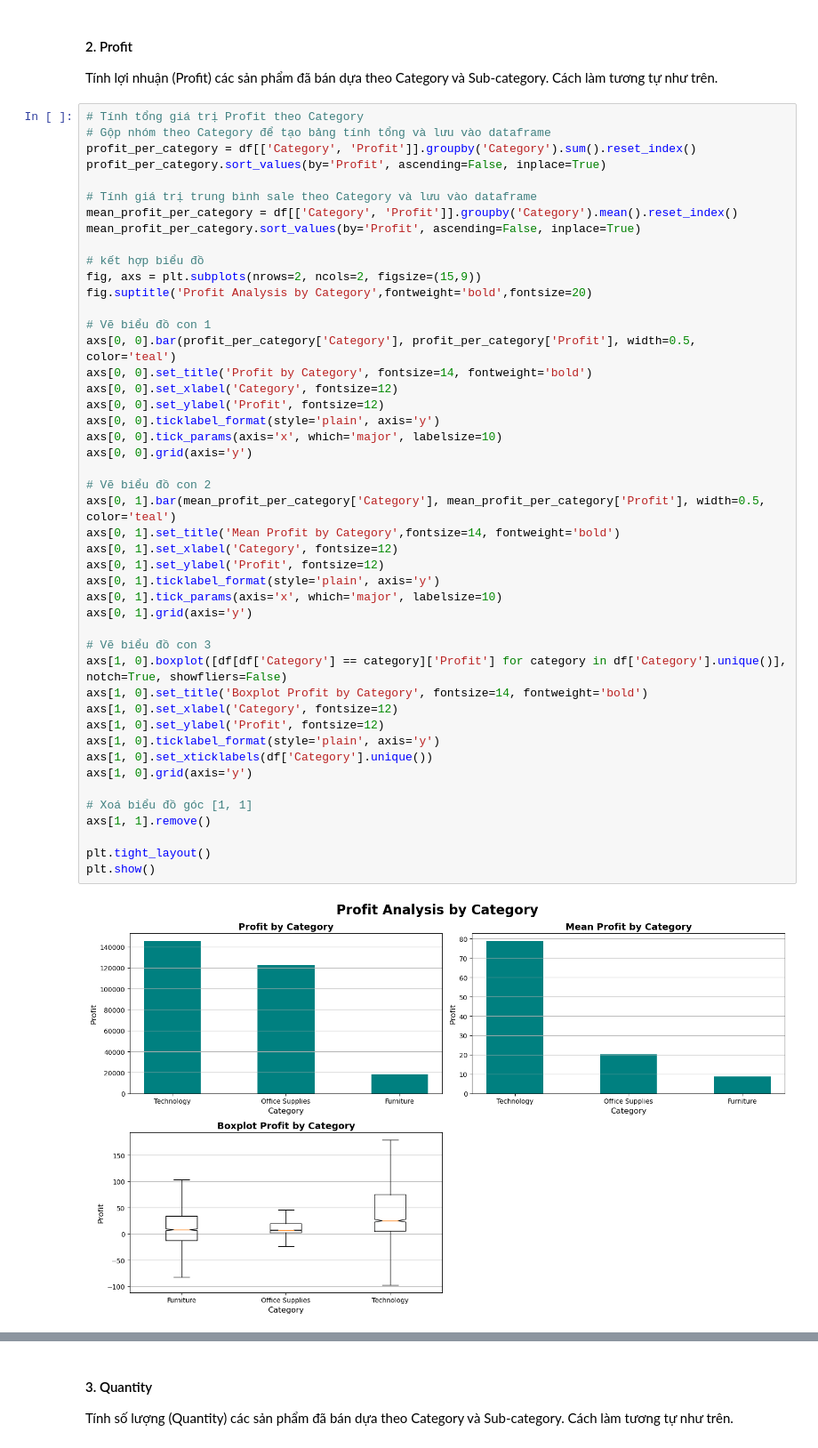
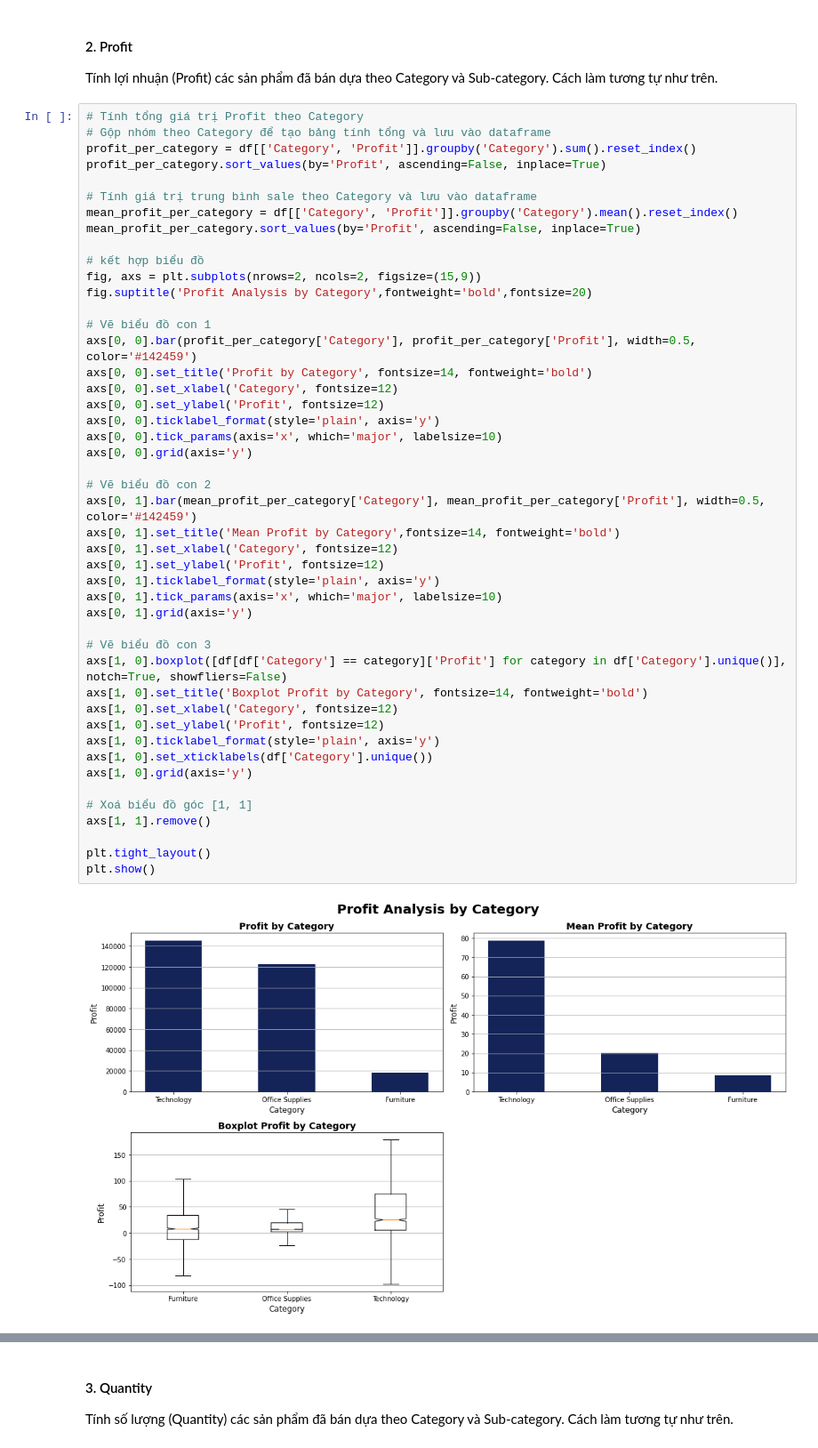
Before and after one commit to khangnl24112002/DataVisualization_Group02_Lab01, a Jupyter notebook: main.ipynb, the cells around one changed output, grey strips where cells are left out. Shown at 89% size. Cells and saved outputs as stored; diff of their text form.

```diff
--- a/main.ipynb
+++ b/main.ipynb
@@ -606,39 +611,39 @@ fig, axs = plt.subplots(nrows=2, ncols=2, figsize=(15,9))
 fig.suptitle('Profit Analysis by Category',fontweight='bold',fontsize=20)
 
 # Vẽ biểu đồ con 1
-axs[0, 0].bar(profit_per_category['Category'], profit_per_category['Profit'], width=0.5, color='teal')
+axs[0, 0].bar(profit_per_category['Category'], profit_per_category['Profit'], width=0.5, color='#142459')
 axs[0, 0].set_title('Profit by Category', fontsize=14, fontweight='bold')
 axs[0, 0].set_xlabel('Category', fontsize=12)
 axs[0, 0].set_ylabel('Profit', fontsize=12)
 axs[0, 0].ticklabel_format(style='plain', axis='y')
 axs[0, 0].tick_params(axis='x', which='major', labelsize=10)
 axs[0, 0].grid(axis='y')
 
 # Vẽ biểu đồ con 2
-axs[0, 1].bar(mean_profit_per_category['Category'], mean_profit_per_category['Profit'], width=0.5, color='teal')
+axs[0, 1].bar(mean_profit_per_category['Category'], mean_profit_per_category['Profit'], width=0.5, color='#142459')
 axs[0, 1].set_title('Mean Profit by Category',fontsize=14, fontweight='bold')
 axs[0, 1].set_xlabel('Category', fontsize=12)
 axs[0, 1].set_ylabel('Profit', fontsize=12)
 axs[0, 1].ticklabel_format(style='plain', axis='y')
 axs[0, 1].tick_params(axis='x', which='major', labelsize=10)
 axs[0, 1].grid(axis='y')
 
 # Vẽ biểu đồ con 3
 axs[1, 0].boxplot([df[df['Category'] == category]['Profit'] for category in df['Category'].unique()], notch=True, showfliers=False)
 axs[1, 0].set_title('Boxplot Profit by Category', fontsize=14, fontweight='bold')
 axs[1, 0].set_xlabel('Category', fontsize=12)
 axs[1, 0].set_ylabel('Profit', fontsize=12)
 axs[1, 0].ticklabel_format(style='plain', axis='y')
 axs[1, 0].set_xticklabels(df['Category'].unique())
 axs[1, 0].grid(axis='y')
 
 # Xoá biểu đồ góc [1, 1]
 axs[1, 1].remove()
 
 plt.tight_layout()
 plt.show()
 # %% [output]
-[figure, old version]
+[figure, new version]
 # %%
 # Tính tổng giá trị Profit theo Sub-Category
 # Gộp nhóm theo Sub-Category để tạo bảng tính tổng và lưu vào dataframe
```
Also changed, not shown: parts of 16 cells of this notebook.
